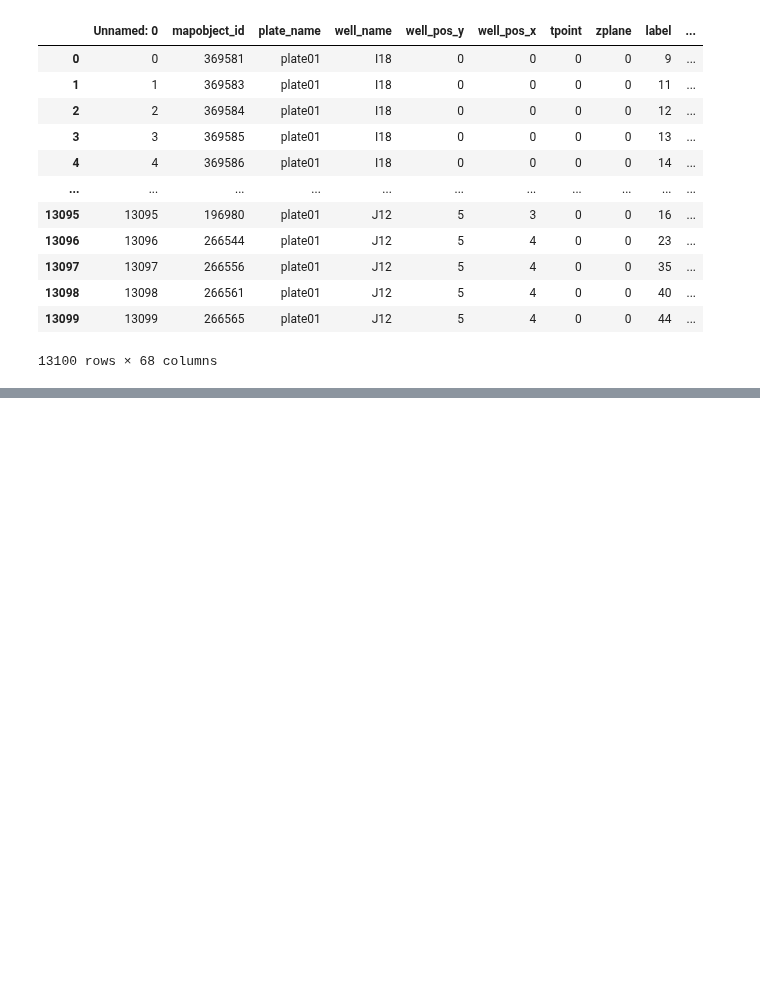
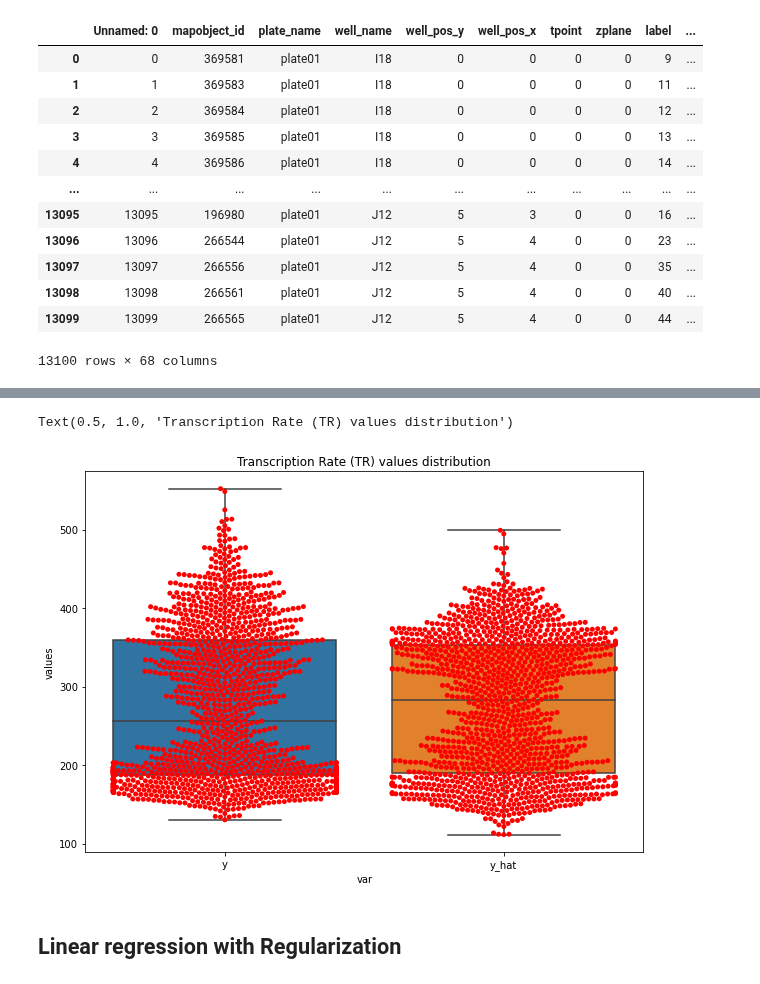
Before and after one commit to andresbecker/master_thesis, a Jupyter notebook: workspace/notebooks/Scalar_models.ipynb, the cells around one changed output, grey strips where cells are left out. Saved outputs shown, nothing was run; the diff lists cells and outputs as text; code cells hidden in the pictures; blank space fills up the shorter version.

```diff
--- a/workspace/notebooks/Scalar_models.ipynb
+++ b/workspace/notebooks/Scalar_models.ipynb
@@ -64,0 +251,21 @@ metadata
+# %%
+y_df = pd.DataFrame(np.asarray(Y_test.values).reshape((-1,1)), columns=['values'])
+y_df['var'] = 'y'
+y_hat_df = pd.DataFrame(Y_test_hat.reshape((-1,1)), columns=['values'])
+y_hat_df['var'] = 'y_hat'
+temp = pd.concat((y_df, y_hat_df), axis=0).reset_index()
+
+plt.figure(figsize=(10,7))
+sns.boxplot(y='values',
+            x='var',
+            data=temp)
+sns.swarmplot(y='values',
+              x='var',
+              color='red',
+              data=temp)
+plt.title('Transcription Rate (TR) values distribution')
+# %% [output]
+Text(0.5, 1.0, 'Transcription Rate (TR) values distribution')
+[figure, added]
+# %% [markdown]
+## Linear regression with Regularization
```
Also changed, not shown: parts of 24 cells of this notebook.
